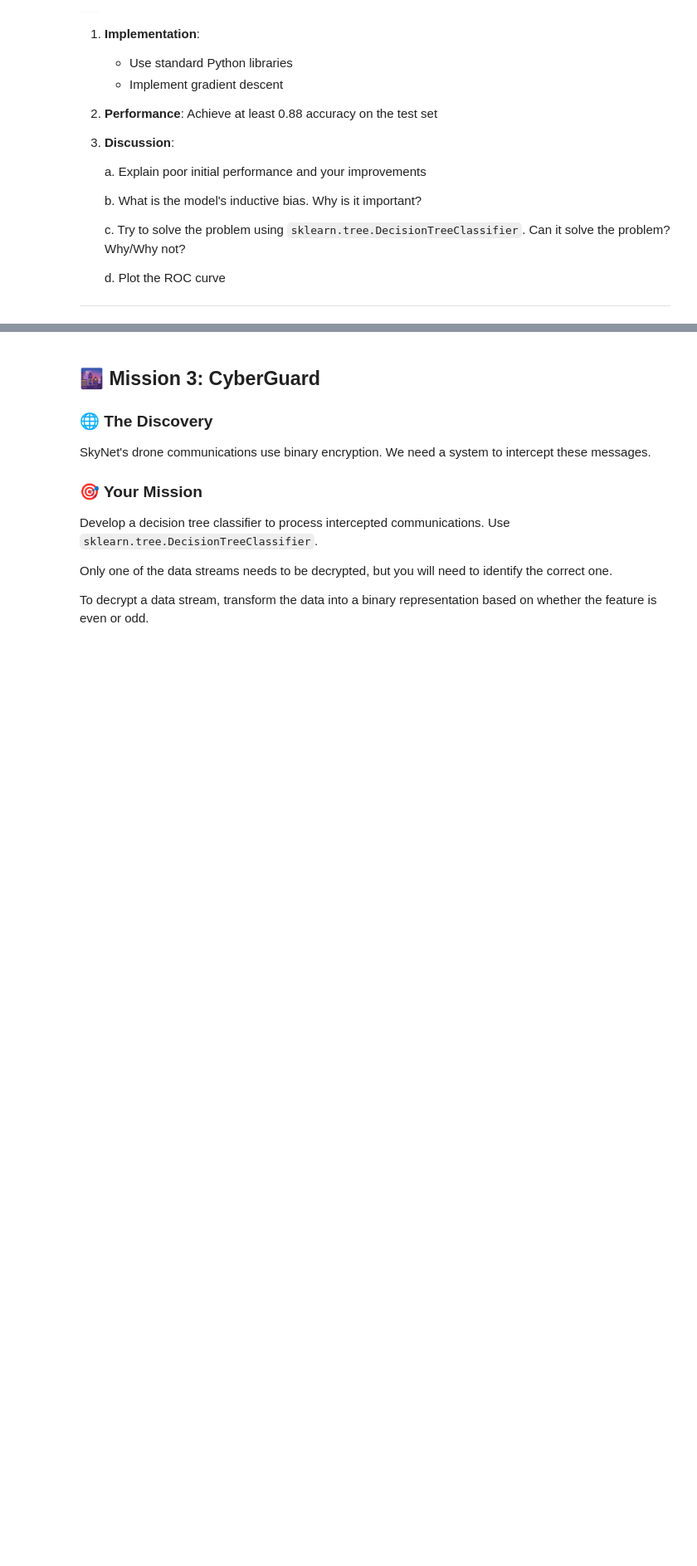
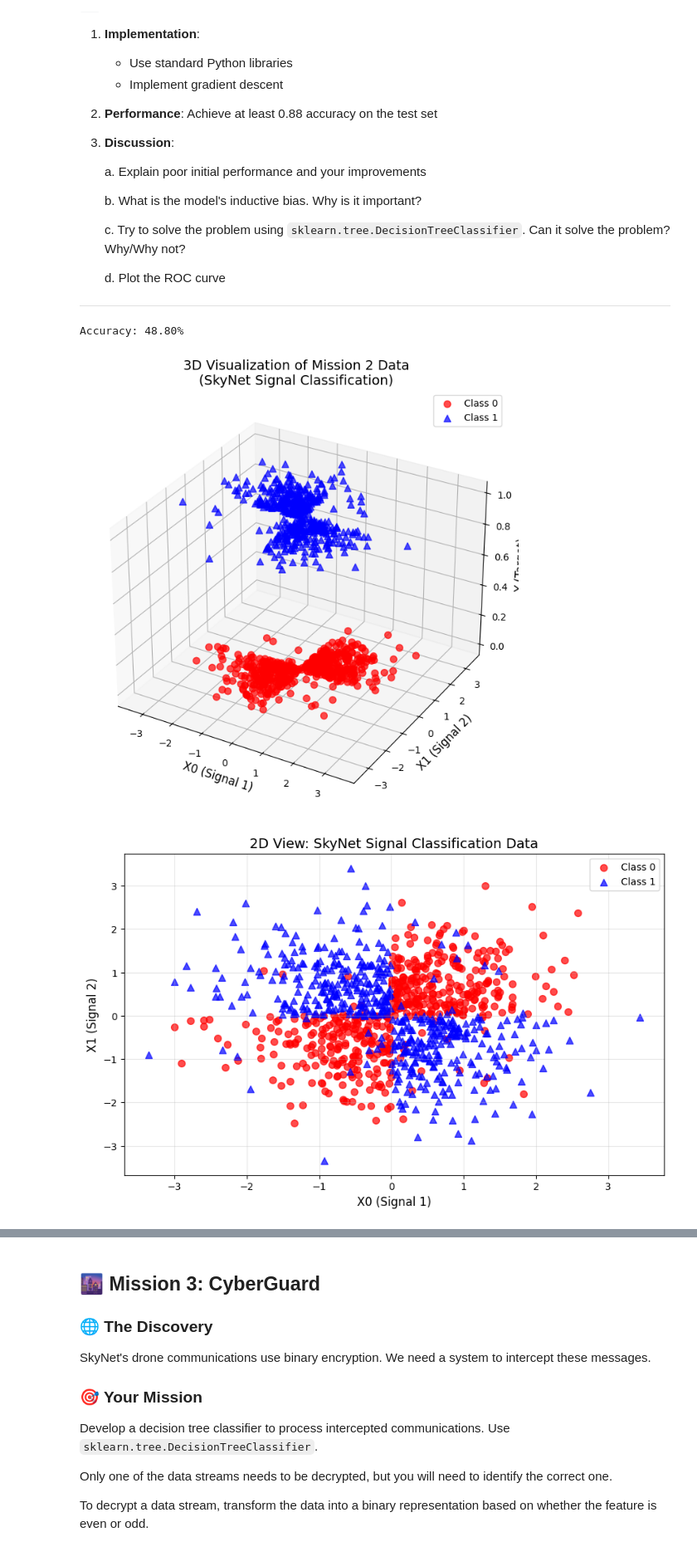
Before and after one commit to Afrasum/TDT4172, a Jupyter notebook: assignment_1/Chapter_1.ipynb, the cells around one changed output, grey strips where cells are left out. Shown: that part at 83% size. Cells and saved outputs as stored; diff of their text form; code cells hidden in the pictures; blank space fills up the shorter version.

```diff
--- a/assignment_1/Chapter_1.ipynb
+++ b/assignment_1/Chapter_1.ipynb
@@ -155,0 +159,47 @@ test = data[data['split'] == 'test']
+# %%
+from logistic_regression import LogisticRegression
+
+lr = LogisticRegression(learning_rate=0.001, epochs=10000)
+lr.fit(X_train, y_train)
+predictions = lr.predict(X_test)
+accuracy = np.mean(predictions == y_test)
+
+print(f'Accuracy: {accuracy * 100:.2f}%')
+# %% [output]
+Accuracy: 48.80%
+# %%
+# 3D plot av mission 2 data
+from mpl_toolkits.mplot3d import Axes3D
+
+fig = plt.figure(figsize=(12, 8))
+ax = fig.add_subplot(111, projection='3d')
+
+# Filtrer data basert på target klasse
+class_0 = data[data['y'] == 0]
+class_1 = data[data['y'] == 1]
+
+# Plot begge klasser med forskjellige farger
+ax.scatter(class_0['x0'], class_0['x1'], class_0['y'],
+          c='red', marker='o', s=50, alpha=0.7, label='Class 0')
+ax.scatter(class_1['x0'], class_1['x1'], class_1['y'],
+          c='blue', marker='^', s=50, alpha=0.7, label='Class 1')
+
+ax.set_xlabel('X0 (Signal 1)', fontsize=12)
+ax.set_ylabel('X1 (Signal 2)', fontsize=12)
+ax.set_zlabel('Y (Target)', fontsize=12)
+ax.set_title('3D Visualization of Mission 2 Data\n(SkyNet Signal Classification)', fontsize=14)
+ax.legend()
+
+# Legg til en 2D-visning også for bedre forståelse
+plt.figure(figsize=(10, 6))
+plt.scatter(class_0['x0'], class_0['x1'], c='red', marker='o', s=50, alpha=0.7, label='Class 0')
+plt.scatter(class_1['x0'], class_1['x1'], c='blue', marker='^', s=50, alpha=0.7, label='Class 1')
+plt.xlabel('X0 (Signal 1)', fontsize=12)
+plt.ylabel('X1 (Signal 2)', fontsize=12)
+plt.title('2D View: SkyNet Signal Classification Data', fontsize=14)
+plt.legend()
+plt.grid(True, alpha=0.3)
+plt.show()
+# %% [output]
+[figure, added]
+[figure, added]
```
Also changed, not shown: parts of 7 cells of this notebook, 4 other files.
